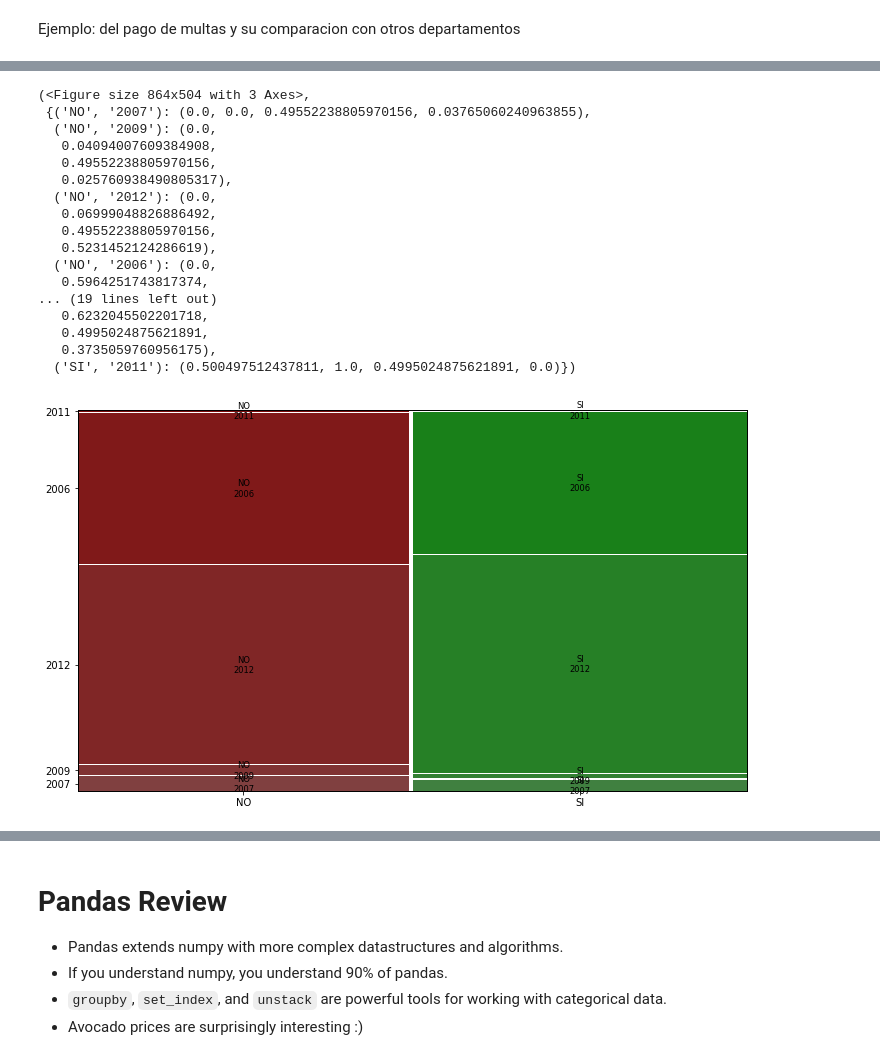
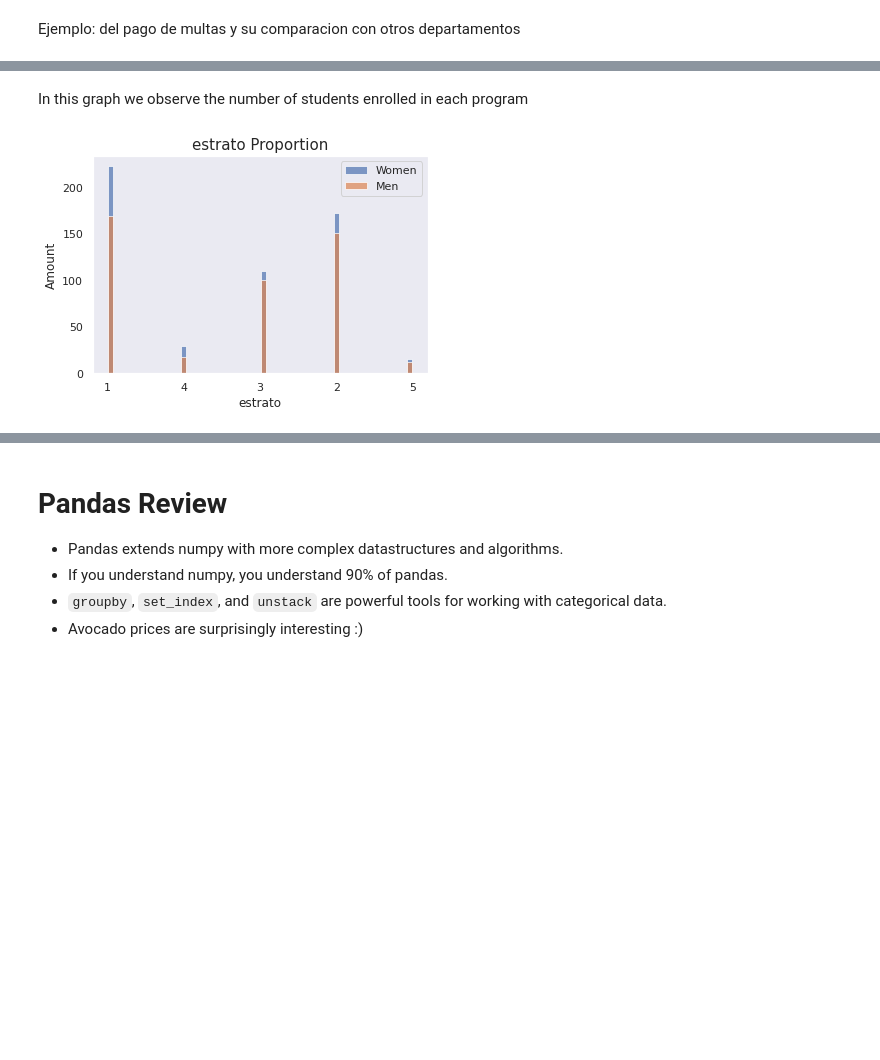
Before and after one commit to ycaparicioa/AlgorithmsUN2023I, a Jupyter notebook: Lab2/ycaparicioa_Lab2.ipynb, the cells around one changed output, grey strips where cells are left out. Saved outputs shown, nothing was run; the diff lists cells and outputs as text; code cells hidden in the pictures; blank space fills up the shorter version.

```diff
--- a/Lab2/ycaparicioa_Lab2.ipynb
+++ b/Lab2/ycaparicioa_Lab2.ipynb
@@ -2083,22 +2074,12 @@ plt.title("Comparacion de valor de la multa y el departamento");
-# %%
-from statsmodels.graphics.mosaicplot import mosaic
-mosaic(colum, ['pagado_si_no', 'vigencia'])
-# %% [output]
-(<Figure size 864x504 with 3 Axes>,
- {('NO', '2007'): (0.0, 0.0, 0.49552238805970156, 0.03765060240963855),
-  ('NO', '2009'): (0.0,
-   0.04094007609384908,
-   0.49552238805970156,
-   0.025760938490805317),
-  ('NO', '2012'): (0.0,
-   0.06999048826886492,
-   0.49552238805970156,
-   0.5231452124286619),
-  ('NO', '2006'): (0.0,
-   0.5964251743817374,
-... (19 lines left out)
-   0.6232045502201718,
-   0.4995024875621891,
-   0.3735059760956175),
-  ('SI', '2011'): (0.500497512437811, 1.0, 0.4995024875621891, 0.0)})
-[figure, removed]
+# %% [markdown]
+In this graph we observe the number of students enrolled in each program
+# %%
+colum.groupby('genero').estrato.hist(bins = 50, rwidth = 0.8, alpha = 0.7)
+plt.grid(False)
+plt.xlabel("estrato")
+plt.ylabel("Amount")
+plt.title("estrato Proportion" , fontsize=15)
+plt.legend(['Women','Men']);
+plt.show()
+# %% [output]
+[figure, added]
```
Also changed, not shown: parts of 8 cells of this notebook.
